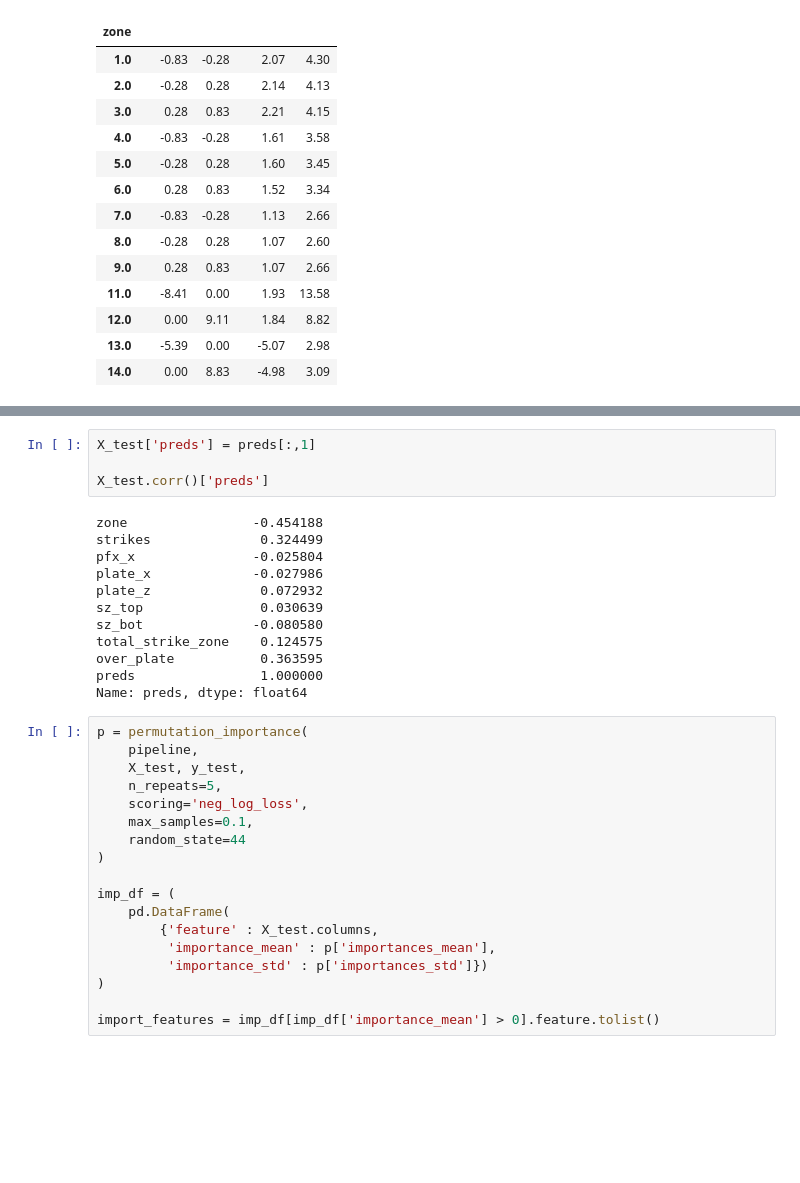
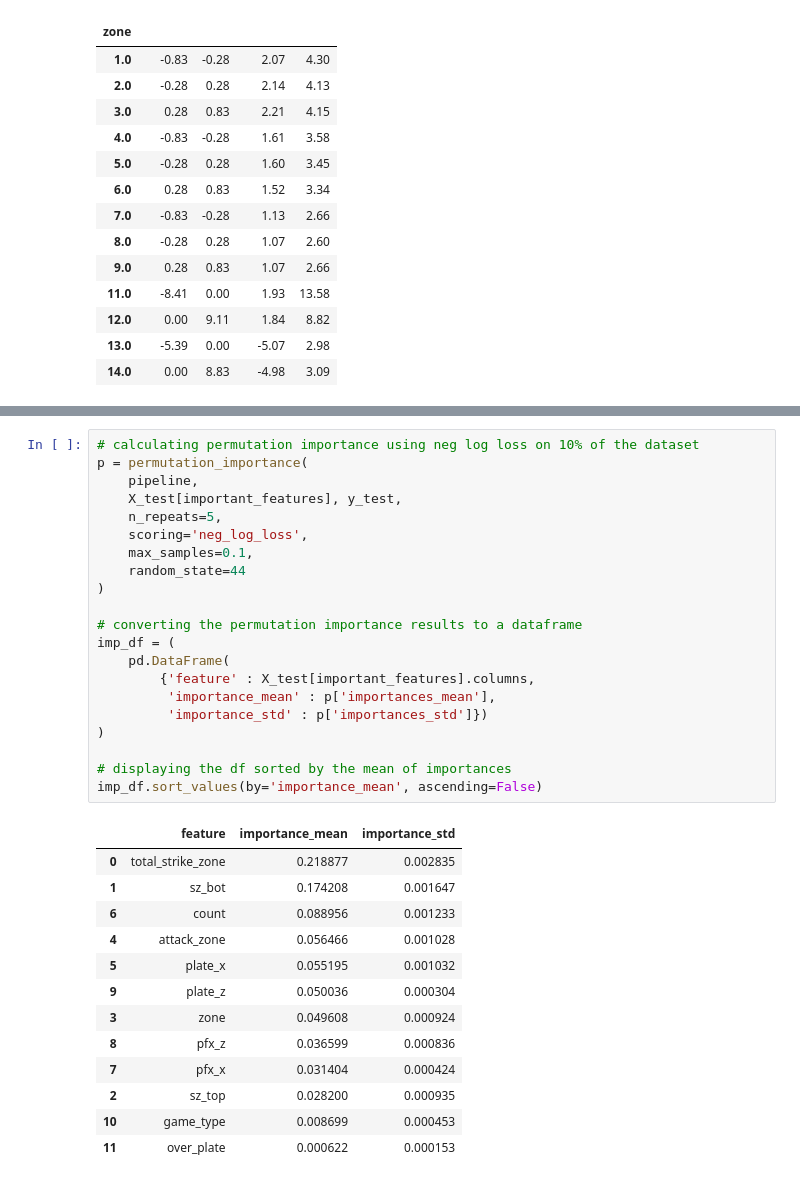
Before and after one commit to yaobviously/nick_wan_home_runs, a Jupyter notebook: nick_wan_swing.ipynb, the cells around one changed output, grey strips where cells are left out. Cells and saved outputs as stored; diff of their text form; blank space fills up the shorter version.

```diff
--- a/nick_wan_swing.ipynb
+++ b/nick_wan_swing.ipynb
@@ -247,34 +241,35 @@ the log loss on the test set is: 0.6025168529027385
-# %%
-X_test['preds'] = preds[:,1]
-
-X_test.corr()['preds']
-# %% [output]
-zone                -0.454188
-strikes              0.324499
-pfx_x               -0.025804
-plate_x             -0.027986
-plate_z              0.072932
-sz_top               0.030639
-sz_bot              -0.080580
-total_strike_zone    0.124575
-over_plate           0.363595
-preds                1.000000
-Name: preds, dtype: float64
 # %%
+# calculating permutation importance using neg log loss on 10% of the dataset
 p = permutation_importance(
     pipeline,
-    X_test, y_test,
+    X_test[important_features], y_test,
     n_repeats=5,
     scoring='neg_log_loss',
     max_samples=0.1,
     random_state=44
 )
 
+# converting the permutation importance results to a dataframe
 imp_df = (
     pd.DataFrame(
-        {'feature' : X_test.columns,
+        {'feature' : X_test[important_features].columns,
          'importance_mean' : p['importances_mean'],
          'importance_std' : p['importances_std']})
 )
 
-import_features = imp_df[imp_df['importance_mean'] > 0].feature.tolist()
+# displaying the df sorted by the mean of importances
+imp_df.sort_values(by='importance_mean', ascending=False)
+# %% [output]
+|  | feature | importance_mean | importance_std |
+| 0 | total_strike_zone | 0.218877 | 0.002835 |
+| 1 | sz_bot | 0.174208 | 0.001647 |
+| 6 | count | 0.088956 | 0.001233 |
+| 4 | attack_zone | 0.056466 | 0.001028 |
+| 5 | plate_x | 0.055195 | 0.001032 |
+| 9 | plate_z | 0.050036 | 0.000304 |
+| 3 | zone | 0.049608 | 0.000924 |
+| 8 | pfx_z | 0.036599 | 0.000836 |
+| 7 | pfx_x | 0.031404 | 0.000424 |
+| 2 | sz_top | 0.028200 | 0.000935 |
+| 10 | game_type | 0.008699 | 0.000453 |
+| 11 | over_plate | 0.000622 | 0.000153 |
```
Also changed, not shown: parts of 22 cells of this notebook.
